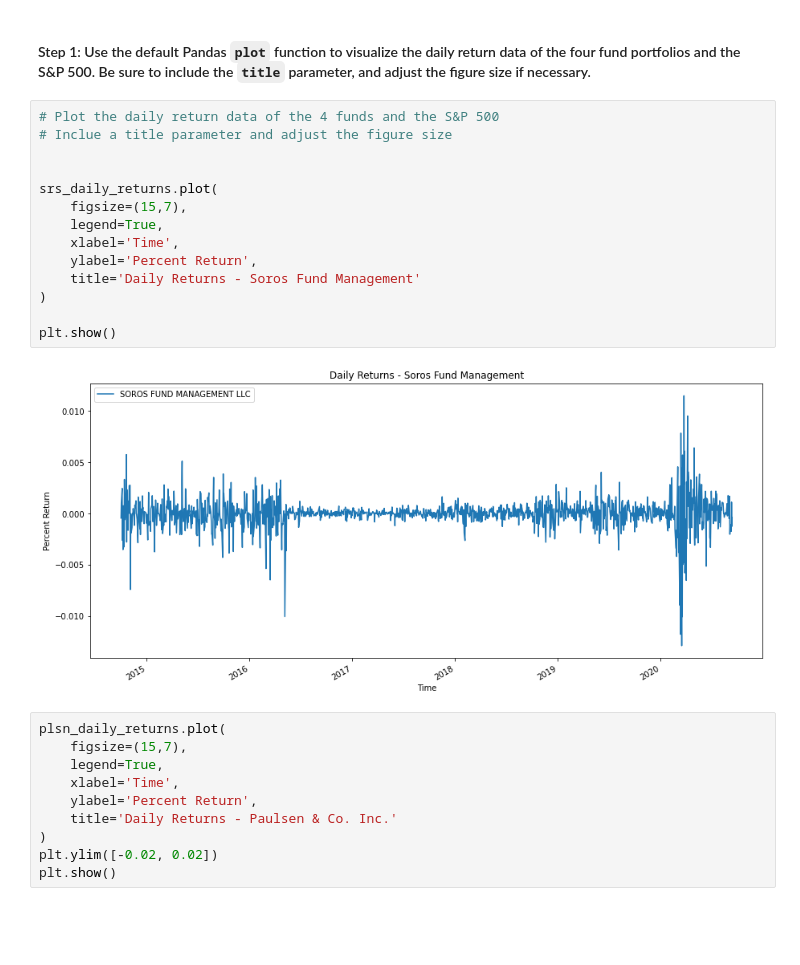
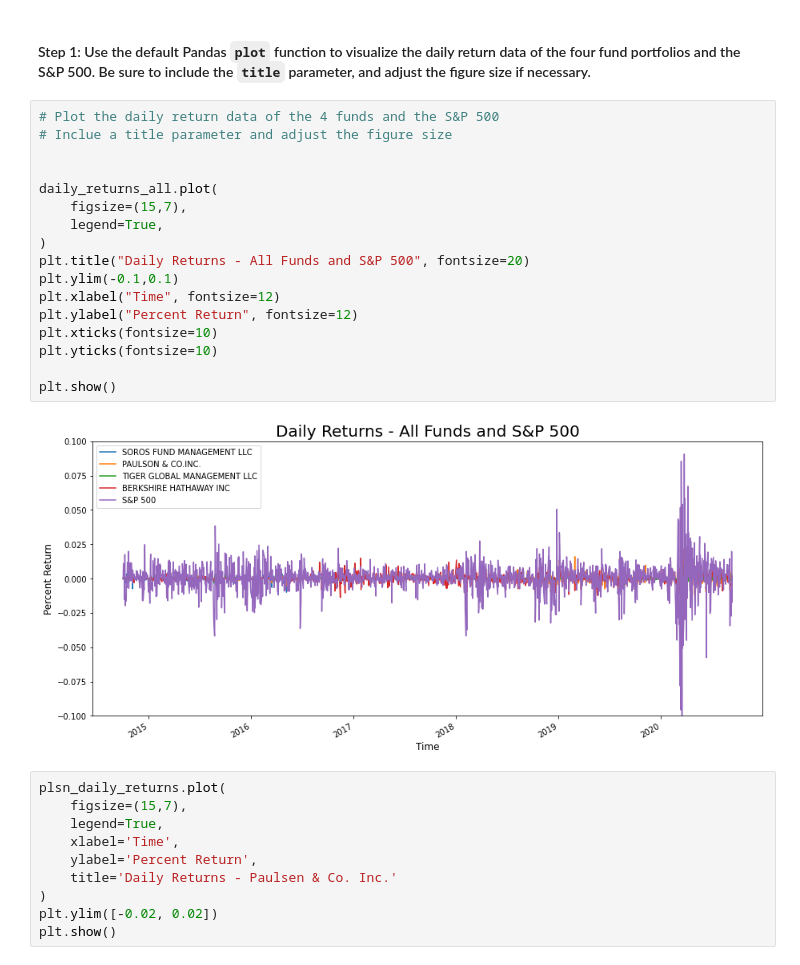
Before and after one commit to ipopester/Portfolio-Analysis, a Jupyter notebook: risk_return_analysis.ipynb, the cells around one changed output. Drawn from its saved outputs; the diff is of its cells as text; blank space fills up the shorter version.

```diff
--- a/risk_return_analysis.ipynb
+++ b/risk_return_analysis.ipynb
@@ -176,19 +177,22 @@ Analyze the data to determine if any of the portfolios outperform the broader st
 # %%
 # Plot the daily return data of the 4 funds and the S&P 500
 # Inclue a title parameter and adjust the figure size
 
 
-srs_daily_returns.plot(
+daily_returns_all.plot(
     figsize=(15,7),
     legend=True,
-    xlabel='Time',
-    ylabel='Percent Return',
-    title='Daily Returns - Soros Fund Management'
 )
+plt.title("Daily Returns - All Funds and S&P 500", fontsize=20)
+plt.ylim(-0.1,0.1)
+plt.xlabel("Time", fontsize=12)
+plt.ylabel("Percent Return", fontsize=12)
+plt.xticks(fontsize=10)
+plt.yticks(fontsize=10)
 
 plt.show()
 # %% [output]
-[figure, old version]
+[figure, new version]
 # %%
 plsn_daily_returns.plot(
     figsize=(15,7),
```
Also changed, not shown: parts of 13 cells of this notebook.
